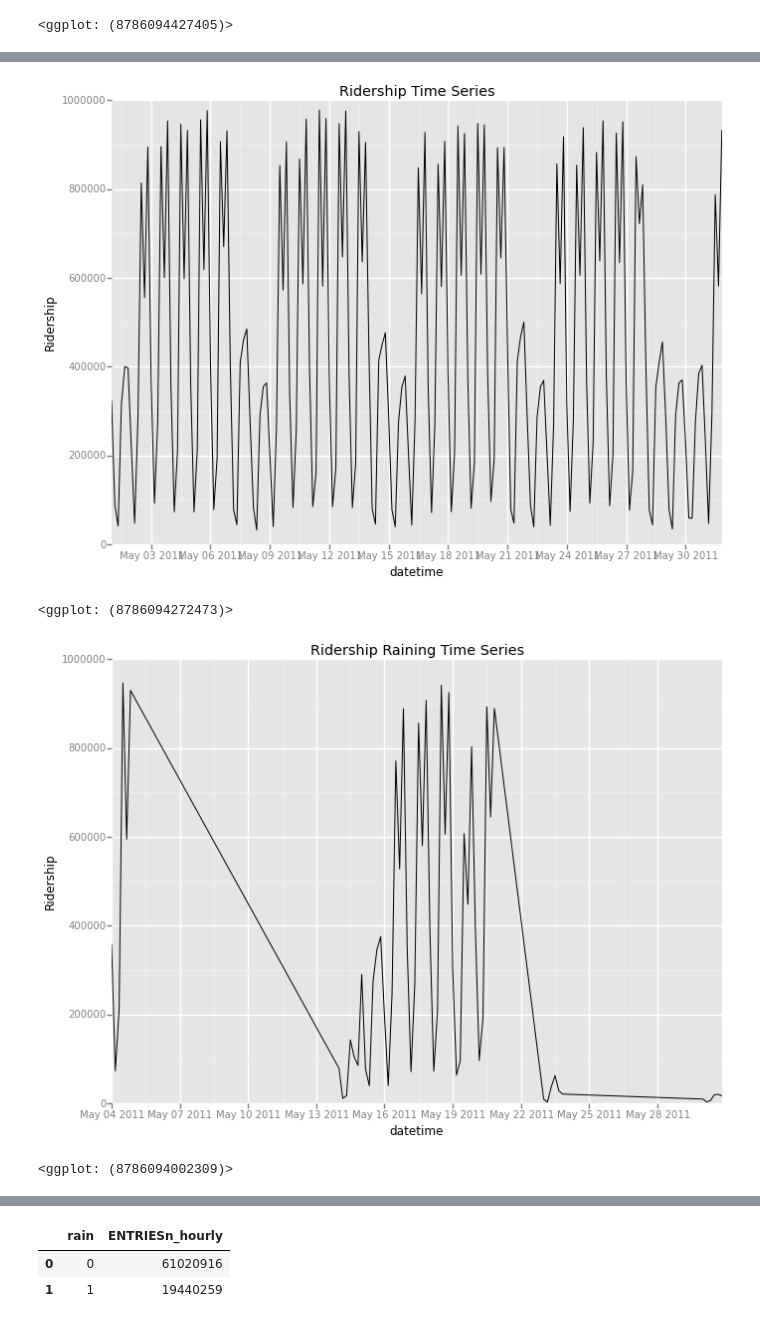
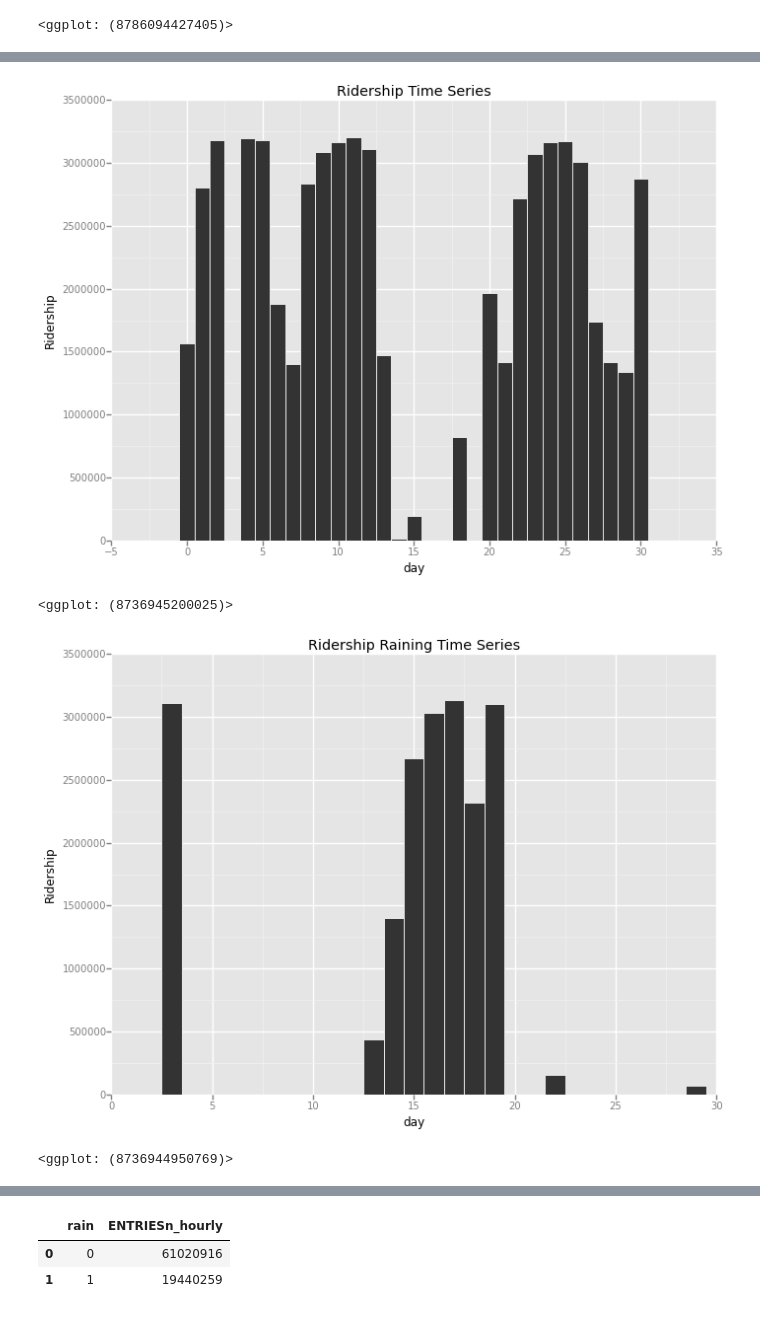
Before and after one commit to jaybaker/udacity.data.science, a Jupyter notebook: NY Subway Data.ipynb, the cells around one changed output, grey strips where cells are left out. Drawn from its saved outputs; the diff is of its cells as text; code cells hidden in the pictures.

Commit message:
used different visualization for time series and clarified regression coefficients

```diff
--- a/NY Subway Data.ipynb
+++ b/NY Subway Data.ipynb
@@ -60,17 +61,23 @@ ggplot(aes(x='hour', y='ENTRIESn_hourly'), data=hour_sum) + geom_bar(stat='ident
 # %%
 # let's plot as time series
 # plotting the time series allows to spot gaps and outliers too
-time_series = df2[['datetime', 'ENTRIESn_hourly']].groupby('datetime', as_index=False).aggregate(np.sum)
-time_series.reset_index()
-ggplot(aes(x='datetime', y='ENTRIESn_hourly'), data=time_series) + geom_line() + ylab('Ridership') + labs(title='Ridership Time Series')
+from datetime import datetime
+norain = df2[df2['rain'] == 0]
+epoch = datetime(2011, 5, 1)
+# add seconds since some known time as column
+norain['day'] = norain.apply(lambda x: (x['datetime'] - epoch).days, axis=1)
+norain = norain.set_index(['day'], drop=False)
+time_series = norain[['day', 'ENTRIESn_hourly']].groupby('day', as_index=False).aggregate(np.sum)
+ggplot(aes(x='day', y='ENTRIESn_hourly'), data=time_series) + geom_bar(stat="identity") + ylab('Ridership') + labs(title='Ridership Time Series')
 # %% [output]
-[figure, old version]
+[figure, new version]
-<ggplot: (8786094272473)>
+<ggplot: (8736945200025)>
 # %%
 rain = df2[df2['rain'] == 1]
-time_series_rain = rain[['datetime', 'ENTRIESn_hourly']].groupby('datetime', as_index=False).aggregate(np.sum)
-time_series_rain.reset_index()
-ggplot(aes(x='datetime', y='ENTRIESn_hourly'), data=time_series_rain) + geom_line() + ylab('Ridership') + labs(title='Ridership Raining Time Series')
+rain['day'] = rain.apply(lambda x: (x['datetime'] - epoch).days, axis=1)
+rain = rain.set_index(['day'], drop=False)
+time_series_rain = rain[['day', 'ENTRIESn_hourly']].groupby('day', as_index=False).aggregate(np.sum)
+ggplot(aes(x='day', y='ENTRIESn_hourly'), data=time_series_rain) + geom_bar(stat="identity") + ylab('Ridership') + labs(title='Ridership Raining Time Series')
 # %% [output]
-[figure, old version]
+[figure, new version]
-<ggplot: (8786094002309)>
+<ggplot: (8736944950769)>
```
Also changed, not shown: parts of 5 cells of this notebook, 6 other files.
